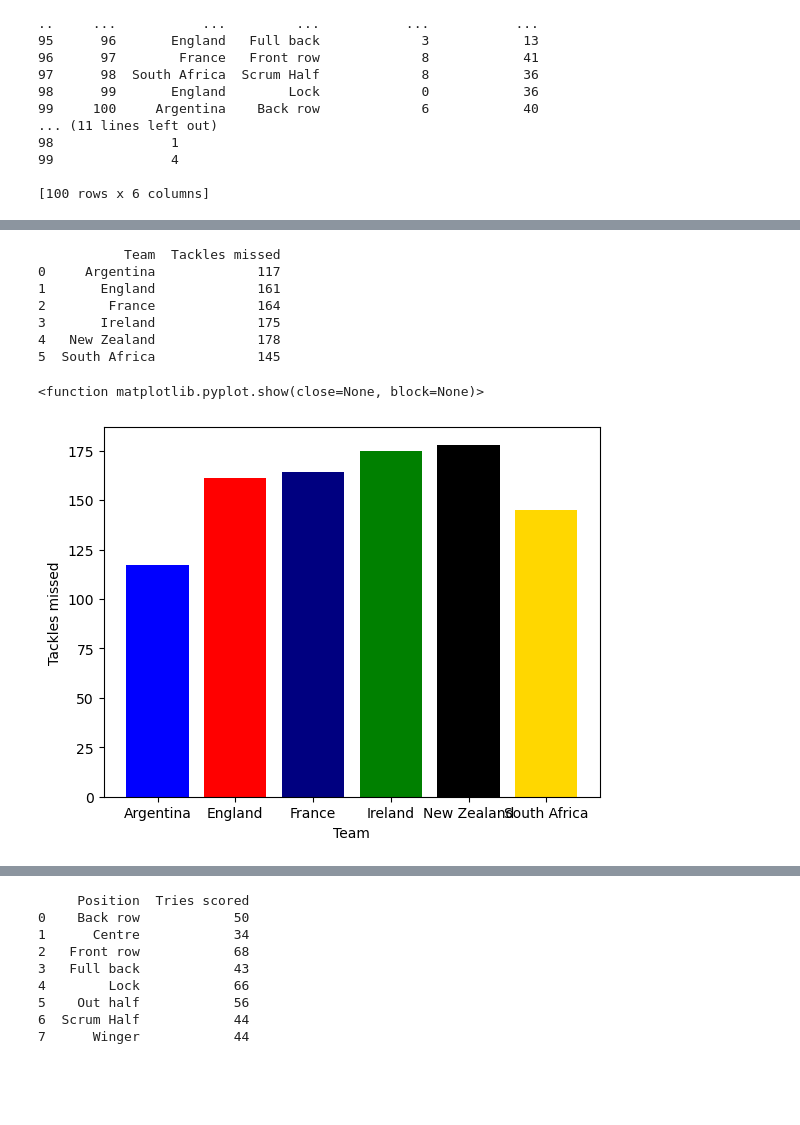
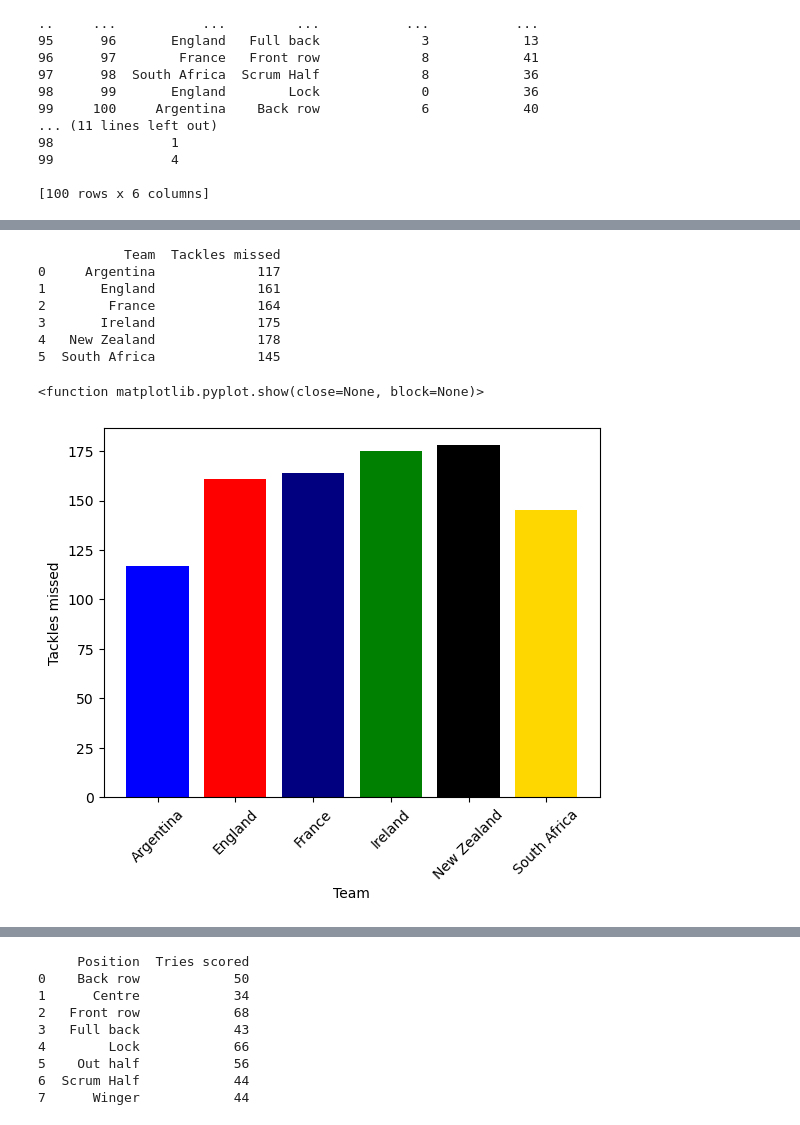
Before and after one commit to horgano/PfDA-Project-1, a Jupyter notebook: PfDA Project1.ipynb, the cells around one changed output, grey strips where cells are left out. Saved outputs shown, nothing was run; the diff lists cells and outputs as text; code cells hidden in the pictures; blank space fills up the shorter version.

```diff
--- a/PfDA Project1.ipynb
+++ b/PfDA Project1.ipynb
@@ -27,7 +27,7 @@ tackles_missed = np.random.randint(0, 20, size = number_of_players)
 #print (tries_scored)
 #print (tackles_made)
 # %%
-rugby_data = pd.DataFrame({
+df = pd.DataFrame({
     'Player' : player_ids,
     'Team' : team_names,
     'Position' : positions,
@@ -92,17 +101,18 @@ plt.show
 # %%
-team_trys = rugby_data.groupby('Team')['Tackles missed'].sum().reset_index()
+team_trys = df.groupby('Team')['Tackles missed'].sum().reset_index()
 print(team_trys)
 plt.bar(team_trys['Team'], team_trys['Tackles missed'], color =('blue', 'red', 'navy', 'green', 'black', 'gold'),  )
 plt.xlabel('Team')
 plt.ylabel('Tackles missed')
+plt.xticks(rotation=45)
 plt.show
 # %% [output]
            Team  Tackles missed
 0     Argentina             117
 1       England             161
 2        France             164
 3       Ireland             175
 4   New Zealand             178
 5  South Africa             145
 <function matplotlib.pyplot.show(close=None, block=None)>
-[figure, old version]
+[figure, new version]
```
Also changed, not shown: parts of 18 cells of this notebook.
